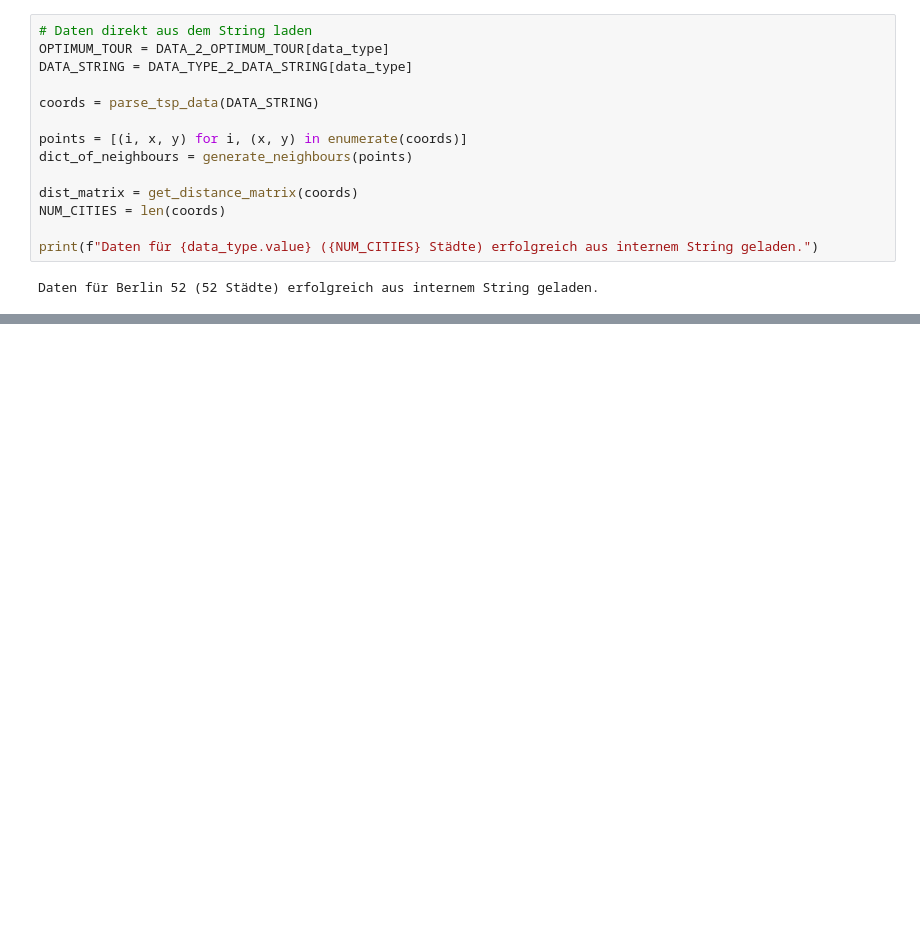
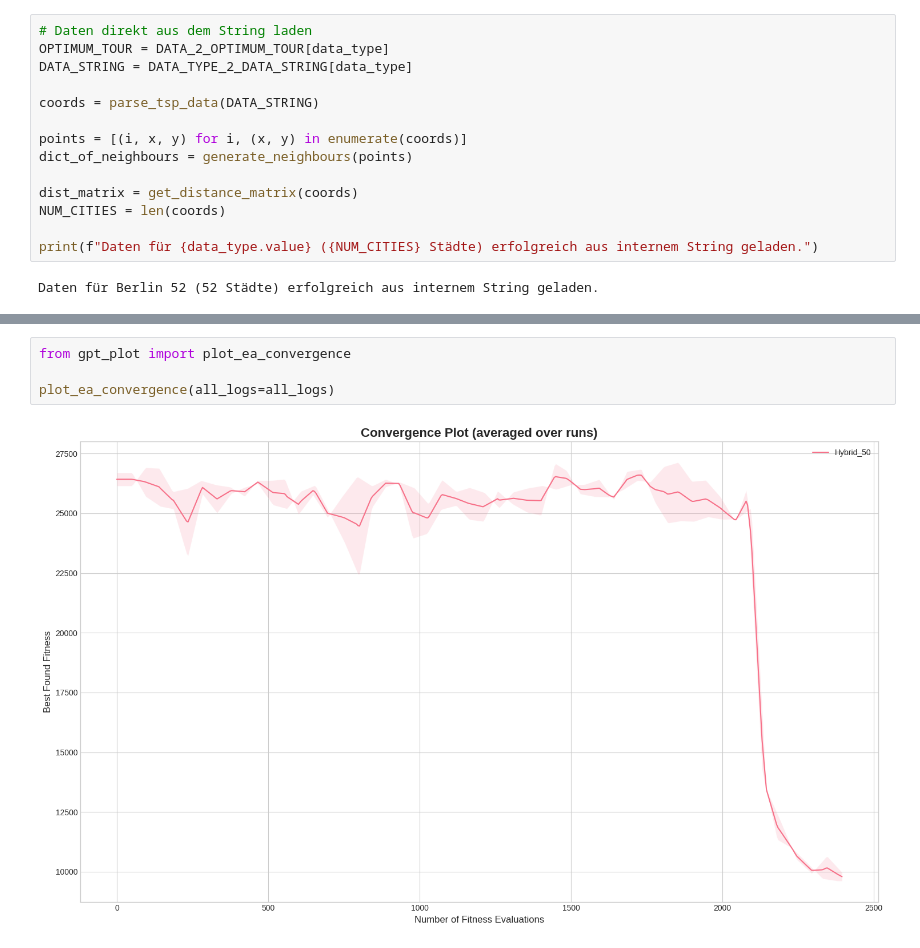
Before and after one commit to CoolhandinMotion/Natural_Computation_PS, a Jupyter notebook: Demo.ipynb, the cells around one changed output, grey strips where cells are left out. Drawn from its saved outputs; the diff is of its cells as text; blank space fills up the shorter version.

```diff
--- a/Demo.ipynb
+++ b/Demo.ipynb
@@ -392,3 +355,9 @@ if max_evals > 0:
+# %%
+from gpt_plot import plot_ea_convergence
+
+plot_ea_convergence(all_logs=all_logs)
+# %% [output]
+[figure, added]
 # %%
 
 # Optimum und Prozentlinien
```
Also changed, not shown: parts of 21 cells of this notebook, 1 other file.
